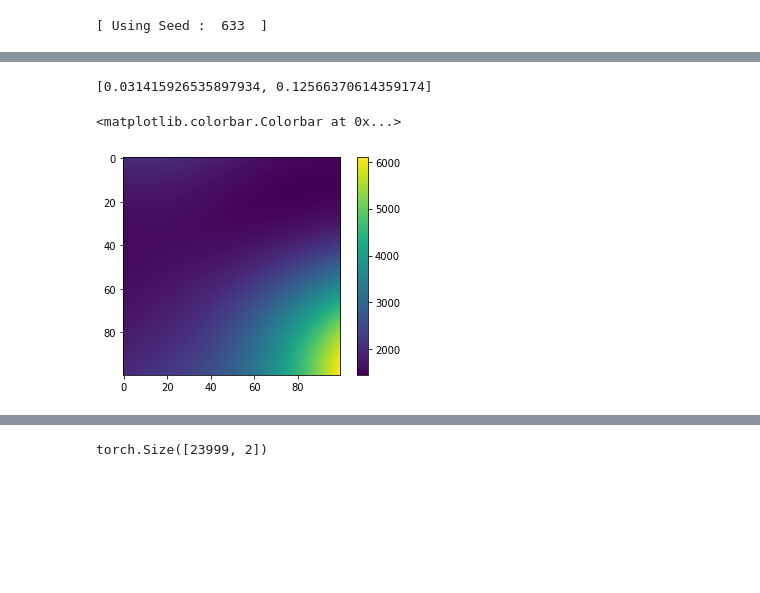
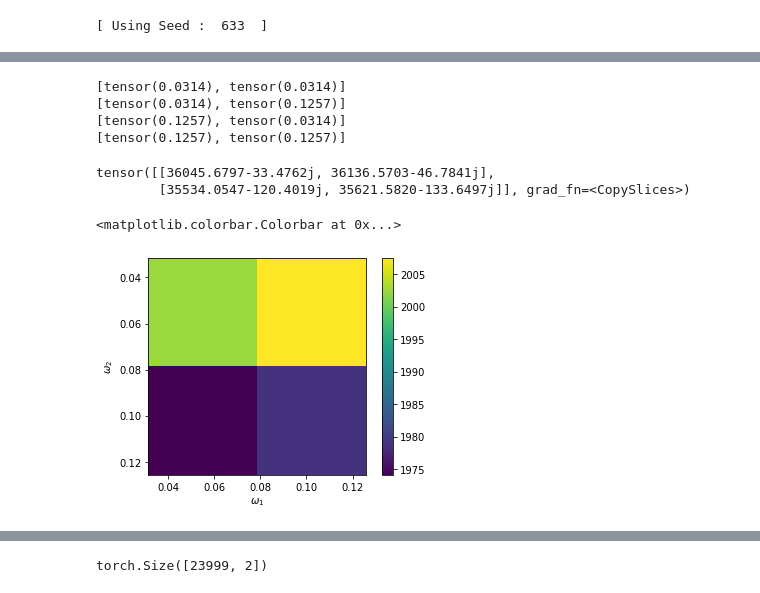
Before and after one commit to AlexTMallen/NASA-GEOS, a Jupyter notebook: 1D-omega-speedup.ipynb, the cells around one changed output, grey strips where cells are left out. Drawn from its saved outputs; the diff is of its cells as text; code cells hidden in the pictures; blank space fills up the shorter version.

```diff
--- a/1D-omega-speedup.ipynb
+++ b/1D-omega-speedup.ipynb
@@ -9,6 +9,7 @@ import numpy as np
 import matplotlib.pyplot as plt
 import torch
 import random
+import time
 
 from dpk import model_objs
 
@@ -24,7 +25,7 @@ random.seed(seed)
 torch.backends.cudnn.deterministic = True
 
 # generate toy data with periodic uncertainty
-T = 1000
+T = 1_000
 t = np.linspace(0, 10_000 * np.pi, T)
 mu_t = (1.2 + np.sin(-t) + np.cos(4 * t))
 # sigma_t = 0.1 * (2 + 0.7 * np.sin(t)) ** 2
@@ -36,17 +37,21 @@ loc = np.mean(data)
 x = (data - loc) / scale
 x = torch.Tensor(x.reshape(-1, 1))
 
-periods = [200, 50]
+periods = [200.0, 50.0]
 omegas = [2 * np.pi / p for p in periods]
 omega_dim = len(omegas)
 # define a model
-model_obj = model_objs.NormalNLL(x_dim=x.shape[1], num_freqs=len(periods), n=32)
-# model_obj = model_objs.SkewNormalNLL(x_dim=x.shape[1], num_freqs=len(periods), n=32)
-# model_obj = model_objs.DeterministicMSE(x_dim=x.shape[1], num_freqs=len(periods), n=512, n2=512)
+l1width = 1024
+l2width = 1024
+wd = 1e-3
+lrt = 1e-3
+model_obj = model_objs.NormalNLL(x_dim=x.shape[1], num_freqs=len(periods), n=l1width, n2=l2width)
+# model_obj = model_objs.SkewNormalNLL(x_dim=x.shape[1], num_freqs=len(periods), n=l1width, n2=l2width)
+# model_obj = model_objs.DeterministicMSE(x_dim=x.shape[1], num_freqs=len(periods), n=l1width, n2=l2width)
 # %% [output]
 [ Using Seed :  633  ]
 # %%
-K = 6  # number of points within a period of the error surface to use
+K = 12  # number of points within a period of the error surface to use
 two_pi_linspace = torch.arange(0, K) * 2 * np.pi / K
 two_pi_linspaces = torch.meshgrid(*((two_pi_linspace,) * omega_dim), indexing="ij")
 flatteneds = [l.reshape(l.numel()) for l in two_pi_linspaces]
@@ -177,13 +237,15 @@ for itr in range(20):
 # %%
-num_samples = 100
-ws = torch.linspace(0, 1, num_samples)
-global_error = torch.empty((num_samples, num_samples))
+num_samples = 2 # 100
+ws = torch.tensor(omegas)  # torch.linspace(0, 0.15, num_samples)
+global_error = torch.empty((num_samples, num_samples), dtype=torch.complex64)
 for i, w1 in enumerate(ws):
     for j, w2 in enumerate(ws):
         w = [w1, w2]
+        print(w)
         ifft_coefs = torch.exp(complex("j") * (sum(F[i] * w[i] * num_samples for i in range(omega_dim))))
-        global_error[i, j] = torch.sum(Lft * ifft_coefs) / K**omega_dim  # TODO take only real part (imag should be near 0)
+        global_error[i, j] = torch.sum(Lft * ifft_coefs) / num_samples  # TODO take only real part (imag should be near 0)
+# %% [output]
+[tensor(0.0314), tensor(0.0314)]
+[tensor(0.0314), tensor(0.1257)]
+[tensor(0.1257), tensor(0.0314)]
+[tensor(0.1257), tensor(0.1257)]
-# %%
-omegas
-# %% [output]
-[0.031415926535897934, 0.12566370614359174]
@@ -192,6 +252,13 @@ plt.imshow?
+# %%
+global_error
+# %% [output]
+tensor([[36045.6797-33.4762j, 36136.5703-46.7841j],
+        [35534.0547-120.4019j, 35621.5820-133.6497j]], grad_fn=<CopySlices>)
 # %%
-plt.imshow(np.real(global_error.detach().numpy()))
+plt.imshow(np.real(global_error.detach().numpy()), extent=(ws[0], ws[-1], ws[-1], ws[0]))
+plt.xlabel("$\omega_1$")
+plt.ylabel("$\omega_2$")
 plt.colorbar()
 # %% [output]
 <matplotlib.colorbar.Colorbar at 0x...>
-[figure, old version]
+[figure, new version]
```
Also changed, not shown: parts of 10 cells of this notebook.
